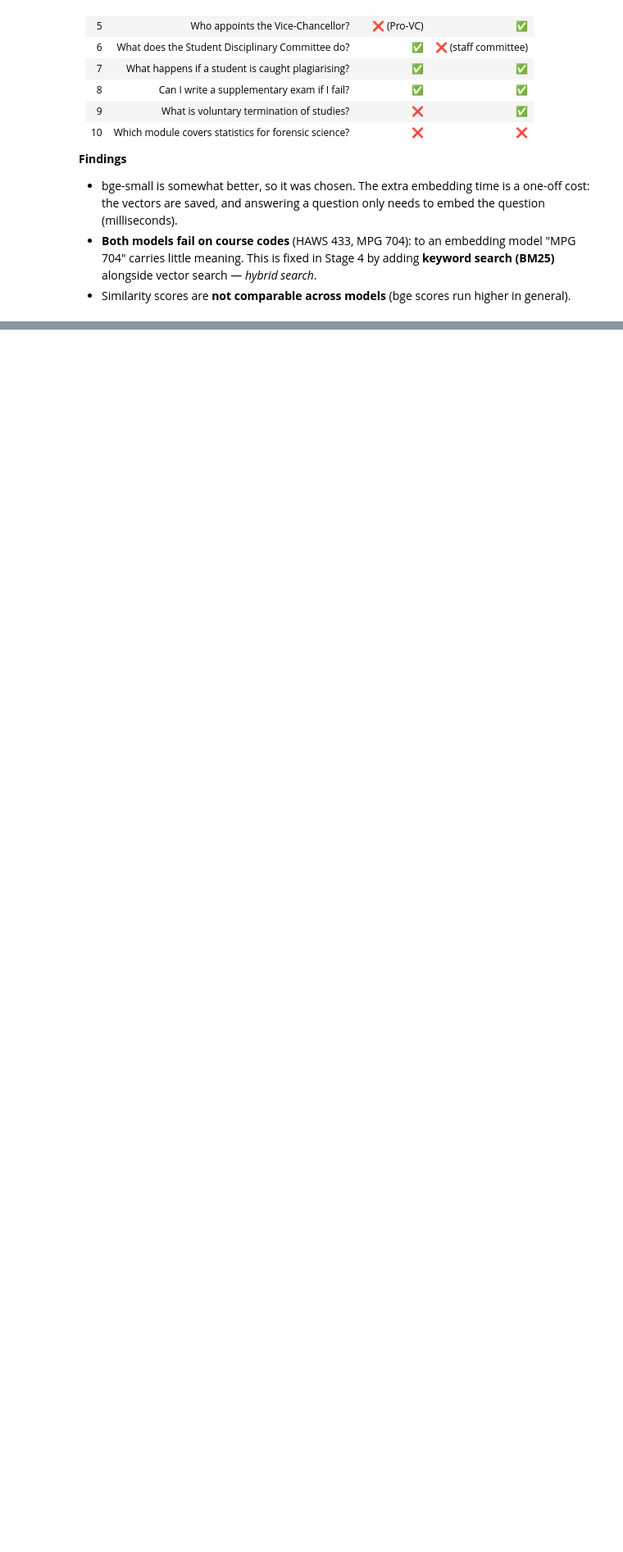
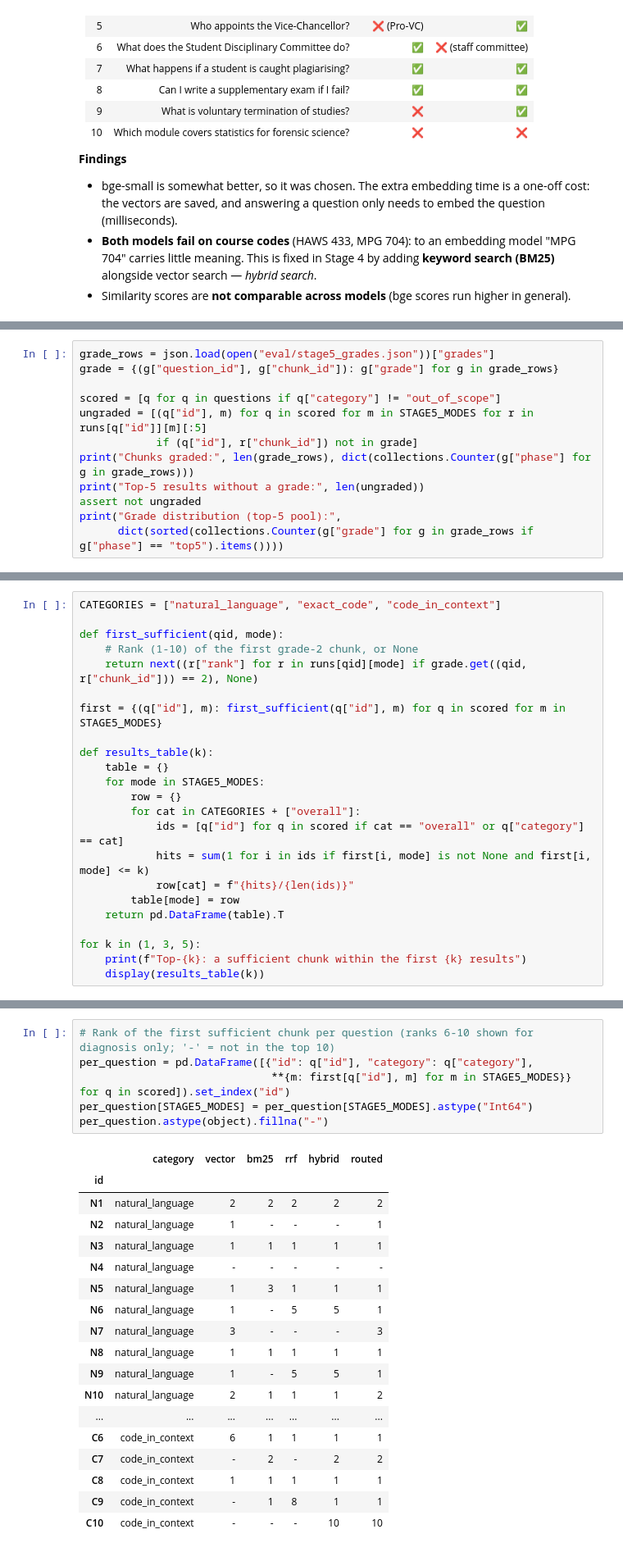
Before and after one commit to Elvis-star849/MSU-AI-Assistant, a Jupyter notebook: msu_chatbot_pipeline.ipynb, the cells around one changed output, grey strips where cells are left out. Shown at 82% size. Saved outputs shown, nothing was run; the diff lists cells and outputs as text; blank space fills up the shorter version.

Commit message:
Stage 5: Implement and evaluate retrieval methods

```diff
--- a/msu_chatbot_pipeline.ipynb
+++ b/msu_chatbot_pipeline.ipynb
@@ -971,0 +1088,12 @@ answered worse than by vector search.
+# %%
+grade_rows = json.load(open("eval/stage5_grades.json"))["grades"]
+grade = {(g["question_id"], g["chunk_id"]): g["grade"] for g in grade_rows}
+
+scored = [q for q in questions if q["category"] != "out_of_scope"]
+ungraded = [(q["id"], m) for q in scored for m in STAGE5_MODES for r in runs[q["id"]][m][:5]
+            if (q["id"], r["chunk_id"]) not in grade]
+print("Chunks graded:", len(grade_rows), dict(collections.Counter(g["phase"] for g in grade_rows)))
+print("Top-5 results without a grade:", len(ungraded))
+assert not ungraded
+print("Grade distribution (top-5 pool):",
+      dict(sorted(collections.Counter(g["grade"] for g in grade_rows if g["phase"] == "top5").items())))
@@ -971,0 +1106,23 @@ answered worse than by vector search.
+# %%
+CATEGORIES = ["natural_language", "exact_code", "code_in_context"]
+
+def first_sufficient(qid, mode):
+    # Rank (1-10) of the first grade-2 chunk, or None
+    return next((r["rank"] for r in runs[qid][mode] if grade.get((qid, r["chunk_id"])) == 2), None)
+
+first = {(q["id"], m): first_sufficient(q["id"], m) for q in scored for m in STAGE5_MODES}
+
+def results_table(k):
+    table = {}
+    for mode in STAGE5_MODES:
+        row = {}
+        for cat in CATEGORIES + ["overall"]:
+            ids = [q["id"] for q in scored if cat == "overall" or q["category"] == cat]
+            hits = sum(1 for i in ids if first[i, mode] is not None and first[i, mode] <= k)
+            row[cat] = f"{hits}/{len(ids)}"
+        table[mode] = row
+    return pd.DataFrame(table).T
+
+for k in (1, 3, 5):
+    print(f"Top-{k}: a sufficient chunk within the first {k} results")
+    display(results_table(k))
@@ -971,0 +1151,25 @@ answered worse than by vector search.
+# %%
+# Rank of the first sufficient chunk per question (ranks 6-10 shown for diagnosis only; '-' = not in the top 10)
+per_question = pd.DataFrame([{"id": q["id"], "category": q["category"],
+                              **{m: first[q["id"], m] for m in STAGE5_MODES}} for q in scored]).set_index("id")
+per_question[STAGE5_MODES] = per_question[STAGE5_MODES].astype("Int64")
+per_question.astype(object).fillna("-")
+# %% [output]
+|  | category | vector | bm25 | rrf | hybrid | routed |
+| id |  |  |  |  |  |  |
+| N1 | natural_language | 2 | 2 | 2 | 2 | 2 |
+| N2 | natural_language | 1 | - | - | - | 1 |
+| N3 | natural_language | 1 | 1 | 1 | 1 | 1 |
+| N4 | natural_language | - | - | - | - | - |
+| N5 | natural_language | 1 | 3 | 1 | 1 | 1 |
+| N6 | natural_language | 1 | - | 5 | 5 | 1 |
+| N7 | natural_language | 3 | - | - | - | 3 |
+| N8 | natural_language | 1 | 1 | 1 | 1 | 1 |
+| N9 | natural_language | 1 | - | 5 | 5 | 1 |
+| N10 | natural_language | 2 | 1 | 1 | 1 | 2 |
+| ... | ... | ... | ... | ... | ... | ... |
+| C6 | code_in_context | 6 | 1 | 1 | 1 | 1 |
+| C7 | code_in_context | - | 2 | - | 2 | 2 |
+| C8 | code_in_context | 1 | 1 | 1 | 1 | 1 |
+| C9 | code_in_context | - | 1 | 8 | 1 | 1 |
+| C10 | code_in_context | - | - | - | 10 | 10 |
```
Also changed, not shown: parts of 63 cells of this notebook, 5 other files.
